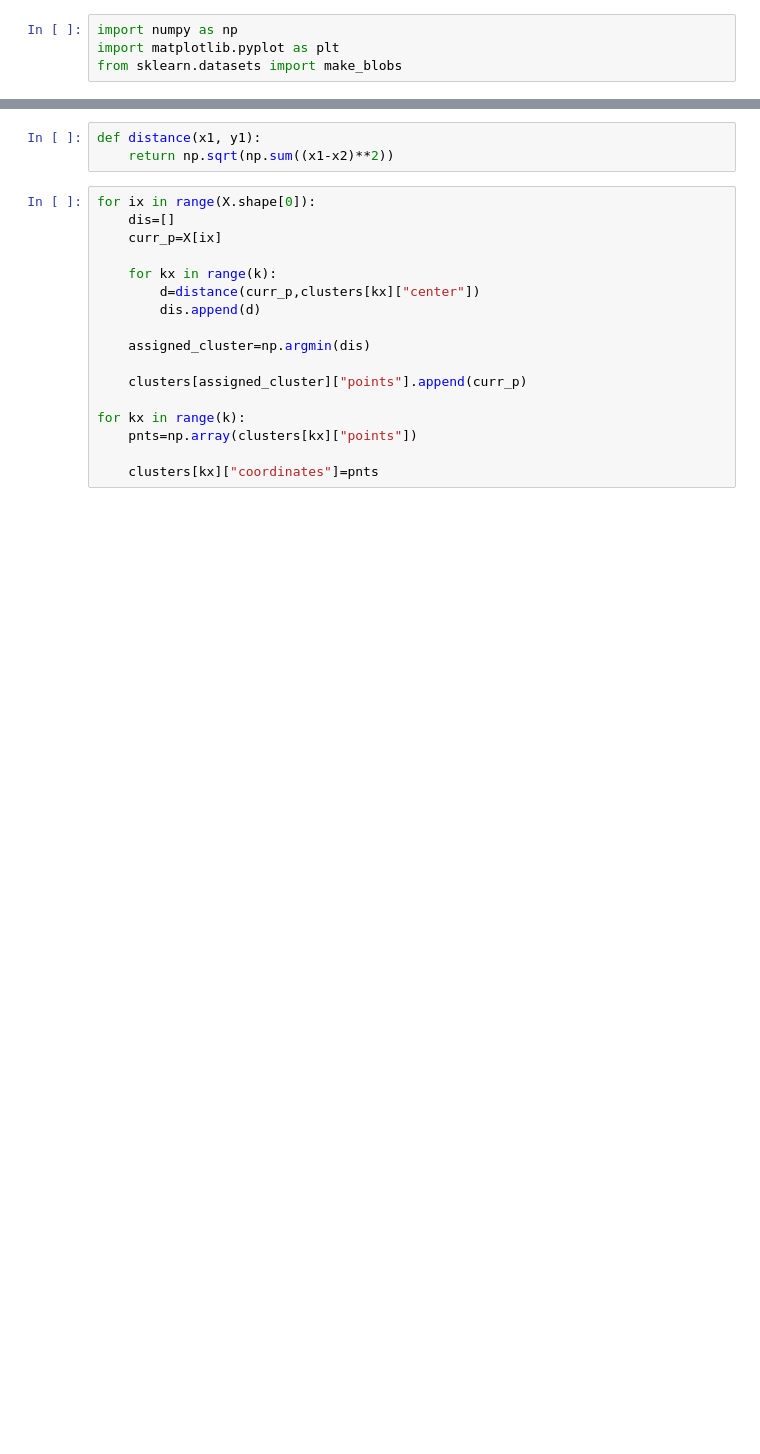
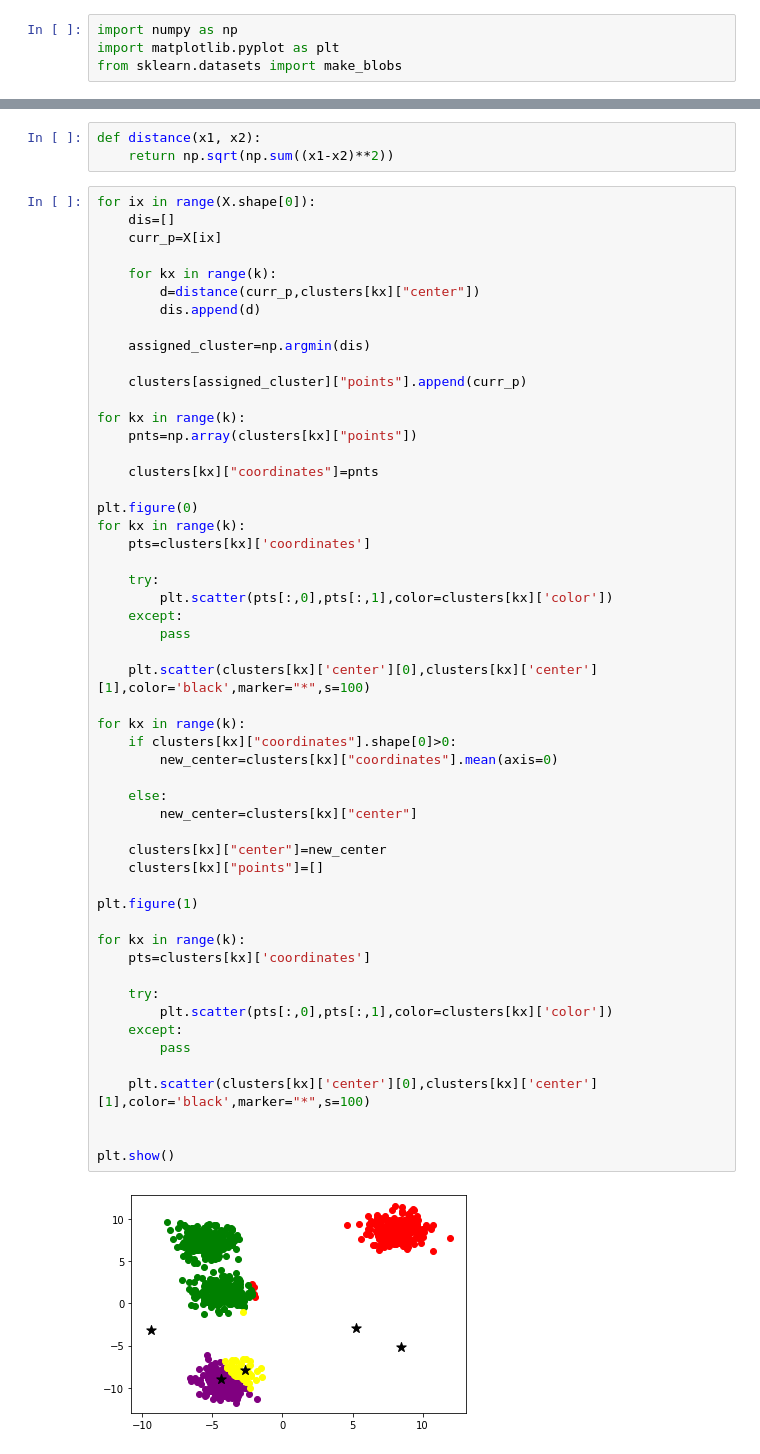
Before and after one commit to sidakwalia/MACHINE-LEARNING-CLASSES, a Jupyter notebook: Class 5/kmeans.ipynb, the cells around one changed output, grey strips where cells are left out. Drawn from its saved outputs; the diff is of its cells as text; blank space fills up the shorter version.

Commit message:
git file and k-means is added

```diff
--- a/Class 5/kmeans.ipynb
+++ b/Class 5/kmeans.ipynb
@@ -47,20 +47,58 @@ plt.show()
 # %%
-def distance(x1, y1):
+def distance(x1, x2):
     return np.sqrt(np.sum((x1-x2)**2))
 # %%
 for ix in range(X.shape[0]):
     dis=[]
     curr_p=X[ix]
 
     for kx in range(k):
         d=distance(curr_p,clusters[kx]["center"])
         dis.append(d)
 
     assigned_cluster=np.argmin(dis)
 
     clusters[assigned_cluster]["points"].append(curr_p)
 
 for kx in range(k):
     pnts=np.array(clusters[kx]["points"])
 
     clusters[kx]["coordinates"]=pnts
+
+plt.figure(0)
+for kx in range(k):
+    pts=clusters[kx]['coordinates']
+
+    try:
+        plt.scatter(pts[:,0],pts[:,1],color=clusters[kx]['color'])
+    except:
+        pass
+
+    plt.scatter(clusters[kx]['center'][0],clusters[kx]['center'][1],color='black',marker="*",s=100)
+
+for kx in range(k):
+    if clusters[kx]["coordinates"].shape[0]>0:
+        new_center=clusters[kx]["coordinates"].mean(axis=0)
+
+    else:
+        new_center=clusters[kx]["center"]
+
+    clusters[kx]["center"]=new_center
+    clusters[kx]["points"]=[]
+
+plt.figure(1)
+
+for kx in range(k):
+    pts=clusters[kx]['coordinates']
+
+    try:
+        plt.scatter(pts[:,0],pts[:,1],color=clusters[kx]['color'])
+    except:
+        pass
+
+    plt.scatter(clusters[kx]['center'][0],clusters[kx]['center'][1],color='black',marker="*",s=100)
+
+
+plt.show()
+# %% [output]
+[figure, added]
```
Also changed, not shown: parts of 12 cells of this notebook, 1 other file.
